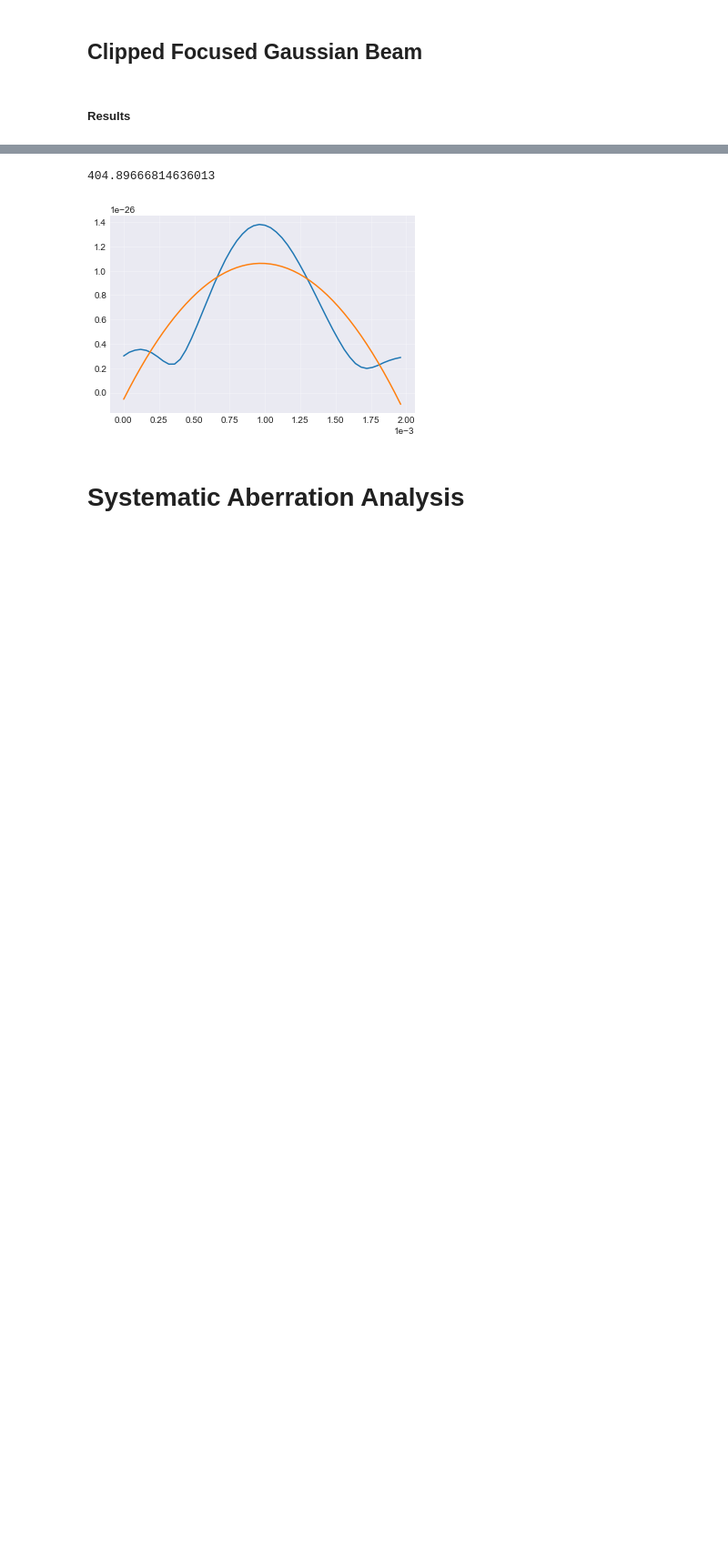
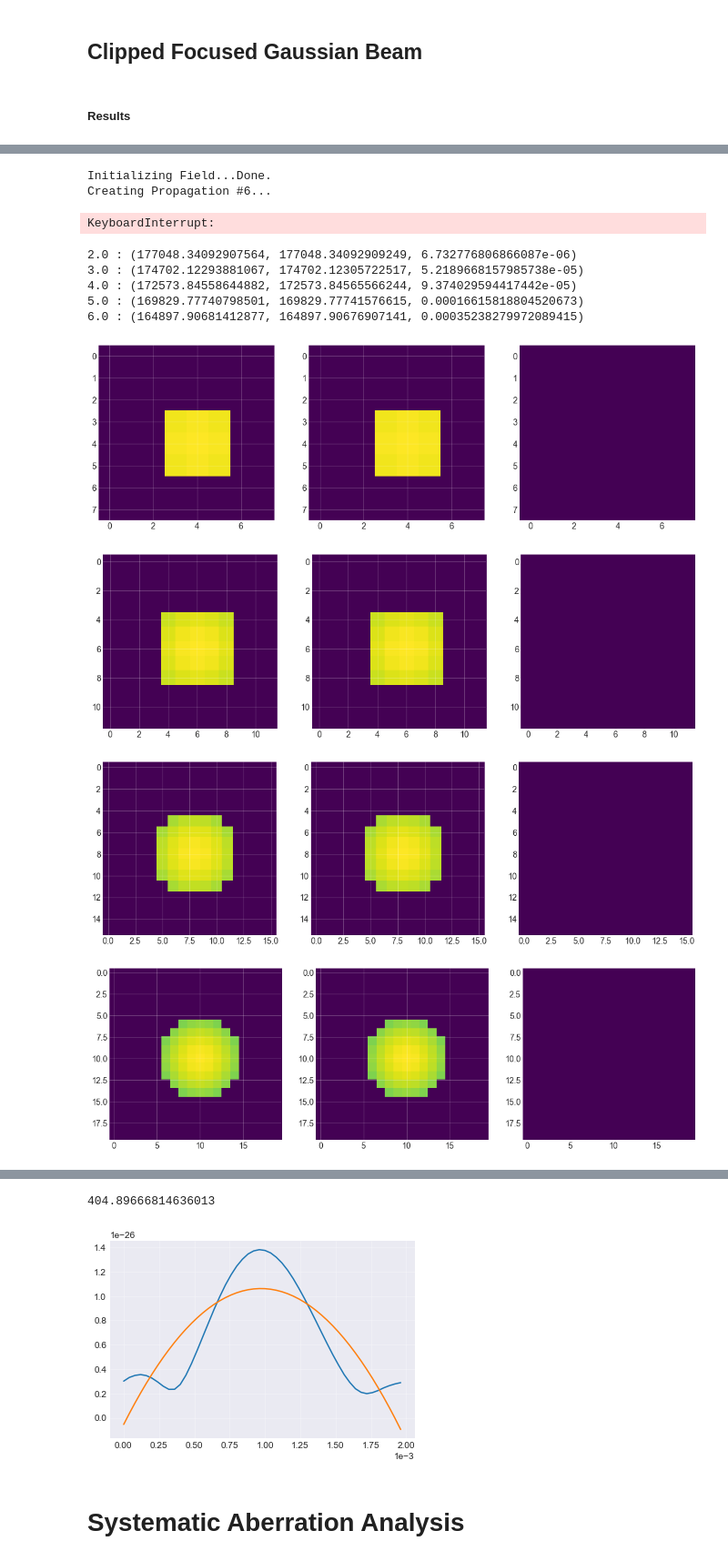
Before and after one commit to aquirdTurtle/Data-Analysis-Code, a Jupyter notebook: Aberration-Analysis.ipynb, the cells around one changed output, grey strips where cells are left out. Shown at 91% size. Drawn from its saved outputs; the diff is of its cells as text; code cells hidden in the pictures; blank space fills up the shorter version.

Commit message:
Some progress made with aberration simulations

```diff
--- a/Aberration-Analysis.ipynb
+++ b/Aberration-Analysis.ipynb
@@ -410,0 +486,5 @@ reload(quadratic_2d)
+# %%
+dataComa = np.load('ComaData.npy')
+# %%
+for r in np.linspace(2,6,5):
+    print(r, ':', getRadialFreqs(dataComa, r, picScale=2e-4/5001, ampScale=1e-3*mc.k_B))
@@ -411,27 +494,30 @@ reload(quadratic_2d)
 # %%
 def getRadialFreqs(data, fitAreaRadius, picScale=1, ampScale=1):
-    data = abs(data)
-    data = data * ampScale / max(data.flatten())
     indexes = np.unravel_index(np.argmax(data), data.shape)
-    pic = data[indexes[0]]
+    left, right = int(indexes[1]-2*fitAreaRadius), int(indexes[1]+2*fitAreaRadius)
+    top, bottom = int(indexes[2]-2*fitAreaRadius), int(indexes[2]+2*fitAreaRadius)
+    pic = data[indexes[0], left:right, top:bottom]
+    pic = pic**2
+    pic = pic * ampScale / max(pic.flatten())
+    print(pic.shape)
     xpts, ypts, fitData = [[] for _ in range(3)]
     # Isolate list of points
     for r, row in enumerate(pic):
         for c, element in enumerate(row):
             if np.sqrt((r-indexes[1])**2+(c-indexes[2])**2) < fitAreaRadius:
-                xpts.append(r)
-                ypts.append(c)
+                xpts.append(r-left)
+                ypts.append(c-top)
                 fitData.append(element)
     xVals = arr(xpts) * picScale
     yVals = arr(ypts) * picScale
     showData = np.zeros(pic.shape)
     for x, y, z in zip(xpts, ypts, fitData):
-        showData[x,y] = z
-    l, r = indexes[1]-2*fitAreaRadius, indexes[1]+2*fitAreaRadius
-    t, b = indexes[2]-2*fitAreaRadius, indexes[2]+2*fitAreaRadius
+        showData[x-left, y-top] = z
     coords = [xVals, yVals]
+    print(arr(coords).shape)
+    print(arr(fitData).shape)
     fitParams, fitCov = curve_fit(quadratic_2d.f, coords, fitData,
-                                  p0=[picScale*indexes[1], picScale*indexes[2],
+                                  p0=[picScale*(indexes[1]-left), picScale*(indexes[2]-top),
                                       -mc.k_B/(10*picScale), -mc.k_B/(10*picScale), max(pic.flatten())])
     fitResult = np.zeros(pic.shape)
     for x, xv, y, yv in zip(xpts, xVals, ypts, yVals):
@@ -441,6 +527,5 @@ def getRadialFreqs(data, fitAreaRadius, picScale=1, ampScale=1):
     axes[1].imshow(showData[l:r, t:b], vmin=0, vmax=max(showData.flatten()))
     axes[2].imshow(showData[l:r, t:b]-fitResult[l:r,t:b],vmin=0, vmax=max(showData.flatten()))
     grid(0)
-    return (np.sqrt(-fitParams[2]/mc.Rb87_M), np.sqrt(-fitParams[3]/mc.Rb87_M))
+    avgErr = np.sqrt(np.sum((showData[l:r, t:b]-fitResult[l:r,t:b])**2))/ (len(xpts)*max(showData.flatten()))
+    return np.sqrt(-fitParams[2]/mc.Rb87_M)/(2*np.pi), np.sqrt(-fitParams[3]/mc.Rb87_M)/(2*np.pi), avgErr
-# %%
-data = doPropsAroundWaist(0.5e-3, 0.5e-3, 0.001, (0.95, 1.05), 5000, 10, aberration=None)
@@ -455,0 +577,6 @@ getRadialFreqs(data, 12, picScale=1e-3/2000, ampScale=1e-3*mc.k_B)
+# %%
+focusedGaussian = doPropsAroundWaist(1e-4, 1e-4, 1e-4, (0.96, 1.04), 5001, 25, field0=field0)
+# %% [output]
+Initializing Field...Done.
+Creating Propagation #6...
+KeyboardInterrupt:
@@ -455,0 +587,13 @@ getRadialFreqs(data, 12, picScale=1e-3/2000, ampScale=1e-3*mc.k_B)
+# %%
+for r in np.linspace(2,6,5):
+    print(r, ':', getRadialFreqs(data, r, picScale=2e-4/5001, ampScale=1e-3*mc.k_B))
+# %% [output]
+2.0 : (177048.34092907564, 177048.34092909249, 6.732776806866087e-06)
+3.0 : (174702.12293881067, 174702.12305722517, 5.2189668157985738e-05)
+4.0 : (172573.84558644882, 172573.84565566244, 9.374029594417442e-05)
+5.0 : (169829.77740798501, 169829.77741576615, 0.00016615818804520673)
+6.0 : (164897.90681412877, 164897.90676907141, 0.00035238279972089415)
+[figure, added]
+[figure, added]
+[figure, added]
+[figure, added]
```
Also changed, not shown: parts of 76 cells of this notebook, 2 other files.
